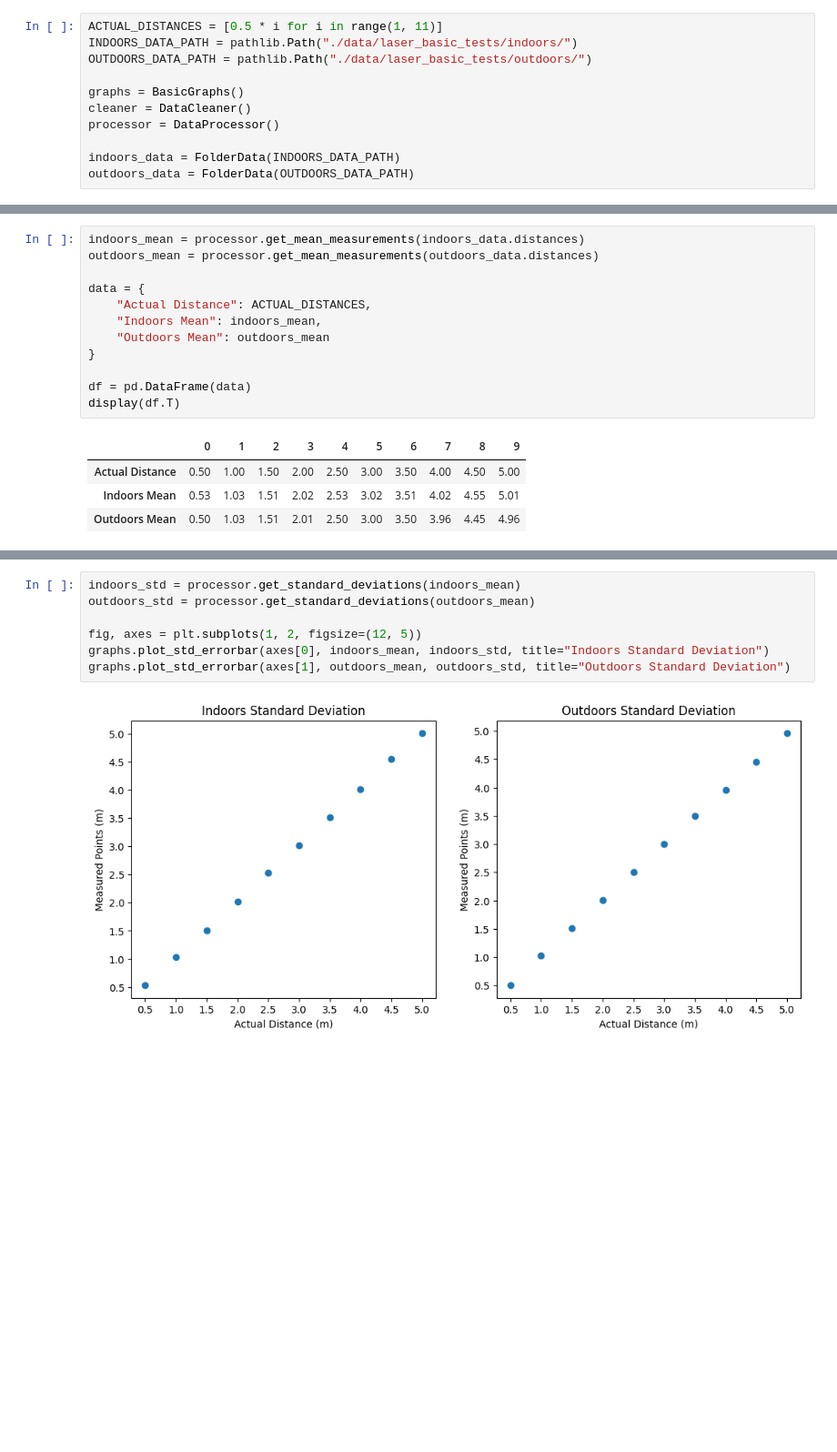
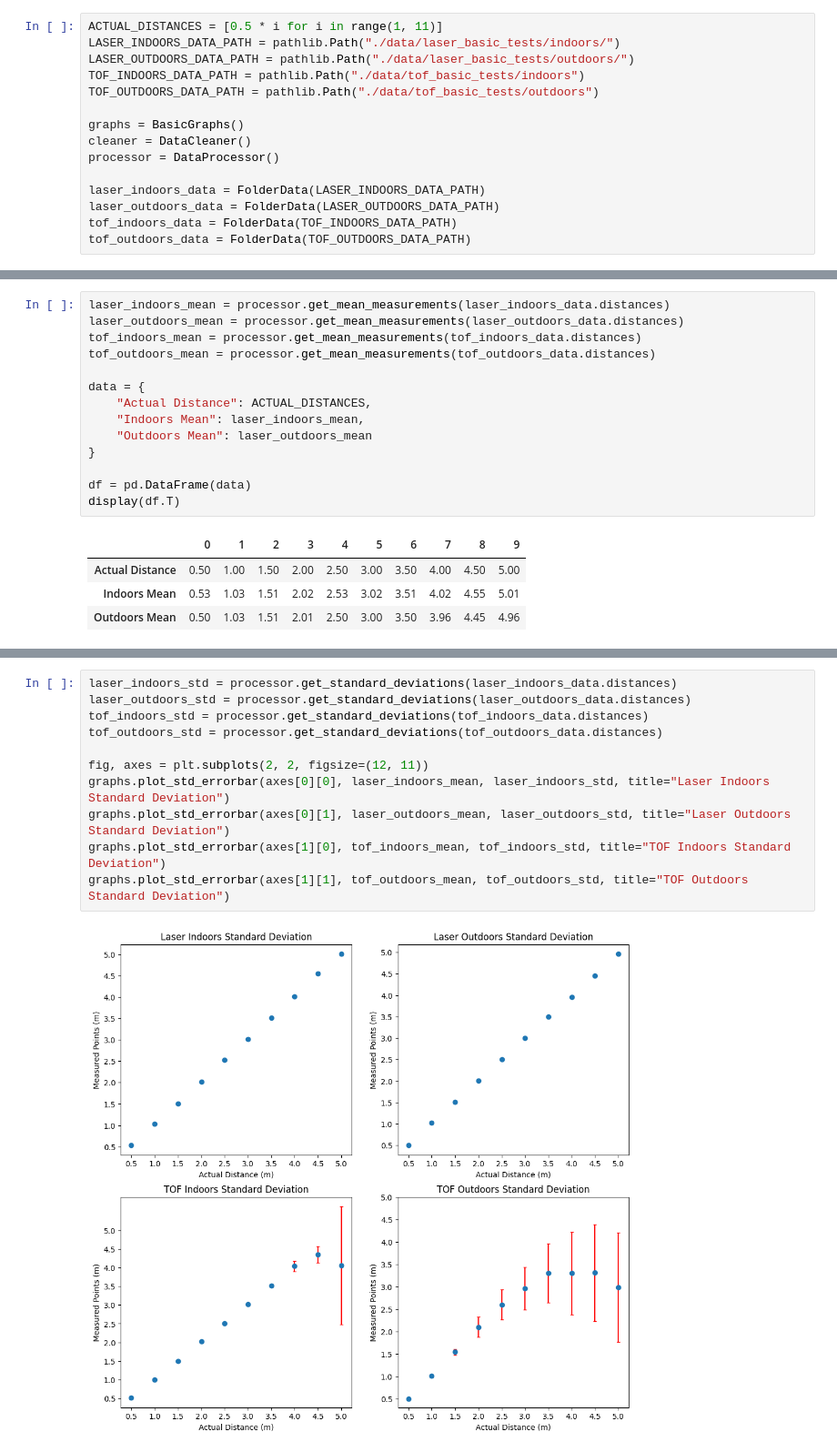
Before and after one commit to wuihee/cycling-safety-analysis, a Jupyter notebook: data_analysis/Laser_Basic_Tests.ipynb, the cells around one changed output, grey strips where cells are left out. Shown at 91% size. Cells and saved outputs as stored; diff of their text form; blank space fills up the shorter version.

```diff
--- a/data_analysis/Laser_Basic_Tests.ipynb
+++ b/data_analysis/Laser_Basic_Tests.ipynb
@@ -53,27 +56,33 @@ from preprocessing import DataCleaner, DataProcessor
 # %%
 ACTUAL_DISTANCES = [0.5 * i for i in range(1, 11)]
-INDOORS_DATA_PATH = pathlib.Path("./data/laser_basic_tests/indoors/")
-OUTDOORS_DATA_PATH = pathlib.Path("./data/laser_basic_tests/outdoors/")
+LASER_INDOORS_DATA_PATH = pathlib.Path("./data/laser_basic_tests/indoors/")
+LASER_OUTDOORS_DATA_PATH = pathlib.Path("./data/laser_basic_tests/outdoors/")
+TOF_INDOORS_DATA_PATH = pathlib.Path("./data/tof_basic_tests/indoors")
+TOF_OUTDOORS_DATA_PATH = pathlib.Path("./data/tof_basic_tests/outdoors")
 
 graphs = BasicGraphs()
 cleaner = DataCleaner()
 processor = DataProcessor()
 
-indoors_data = FolderData(INDOORS_DATA_PATH)
-outdoors_data = FolderData(OUTDOORS_DATA_PATH)
+laser_indoors_data = FolderData(LASER_INDOORS_DATA_PATH)
+laser_outdoors_data = FolderData(LASER_OUTDOORS_DATA_PATH)
+tof_indoors_data = FolderData(TOF_INDOORS_DATA_PATH)
+tof_outdoors_data = FolderData(TOF_OUTDOORS_DATA_PATH)
 # %% [markdown]
 ### Accuracy
 
 - I evaluate the sensor's accuracy by plotting the mean measured distance at each interval against the actual distance being measured.
 - First, I create a table comparing the average measurement at each distance interval compared to the actual distances.
 # %%
-indoors_mean = processor.get_mean_measurements(indoors_data.distances)
-outdoors_mean = processor.get_mean_measurements(outdoors_data.distances)
+laser_indoors_mean = processor.get_mean_measurements(laser_indoors_data.distances)
+laser_outdoors_mean = processor.get_mean_measurements(laser_outdoors_data.distances)
+tof_indoors_mean = processor.get_mean_measurements(tof_indoors_data.distances)
+tof_outdoors_mean = processor.get_mean_measurements(tof_outdoors_data.distances)
 
 data = {
     "Actual Distance": ACTUAL_DISTANCES,
-    "Indoors Mean": indoors_mean,
-    "Outdoors Mean": outdoors_mean
+    "Indoors Mean": laser_indoors_mean,
+    "Outdoors Mean": laser_outdoors_mean
 }
 
 df = pd.DataFrame(data)
@@ -98,9 +127,13 @@ graphs.plot_scatter(axes[1], outdoors_data.distances, title="Outdoors Data")
 # %%
-indoors_std = processor.get_standard_deviations(indoors_mean)
-outdoors_std = processor.get_standard_deviations(outdoors_mean)
+laser_indoors_std = processor.get_standard_deviations(laser_indoors_data.distances)
+laser_outdoors_std = processor.get_standard_deviations(laser_outdoors_data.distances)
+tof_indoors_std = processor.get_standard_deviations(tof_indoors_data.distances)
+tof_outdoors_std = processor.get_standard_deviations(tof_outdoors_data.distances)
 
-fig, axes = plt.subplots(1, 2, figsize=(12, 5))
-graphs.plot_std_errorbar(axes[0], indoors_mean, indoors_std, title="Indoors Standard Deviation")
-graphs.plot_std_errorbar(axes[1], outdoors_mean, outdoors_std, title="Outdoors Standard Deviation")
+fig, axes = plt.subplots(2, 2, figsize=(12, 11))
+graphs.plot_std_errorbar(axes[0][0], laser_indoors_mean, laser_indoors_std, title="Laser Indoors Standard Deviation")
+graphs.plot_std_errorbar(axes[0][1], laser_outdoors_mean, laser_outdoors_std, title="Laser Outdoors Standard Deviation")
+graphs.plot_std_errorbar(axes[1][0], tof_indoors_mean, tof_indoors_std, title="TOF Indoors Standard Deviation")
+graphs.plot_std_errorbar(axes[1][1], tof_outdoors_mean, tof_outdoors_std, title="TOF Outdoors Standard Deviation")
 # %% [output]
-[figure, old version]
+[figure, new version]
```
Also changed, not shown: parts of 12 cells of this notebook, 1 other file.
